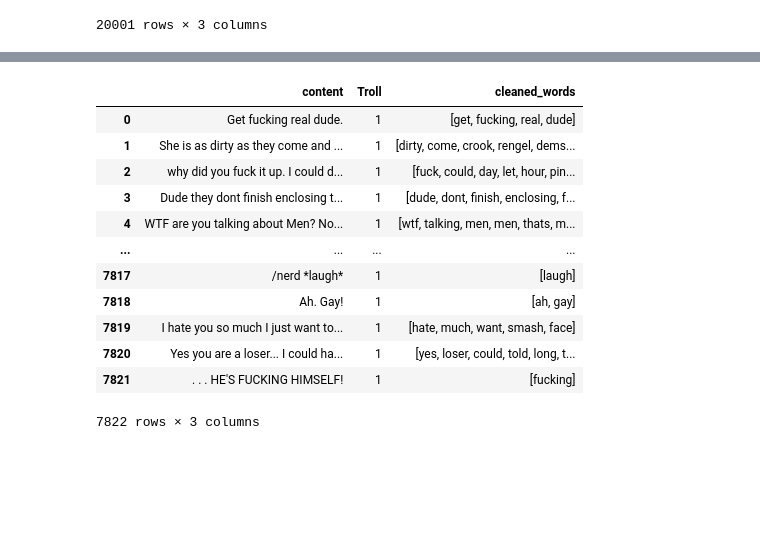
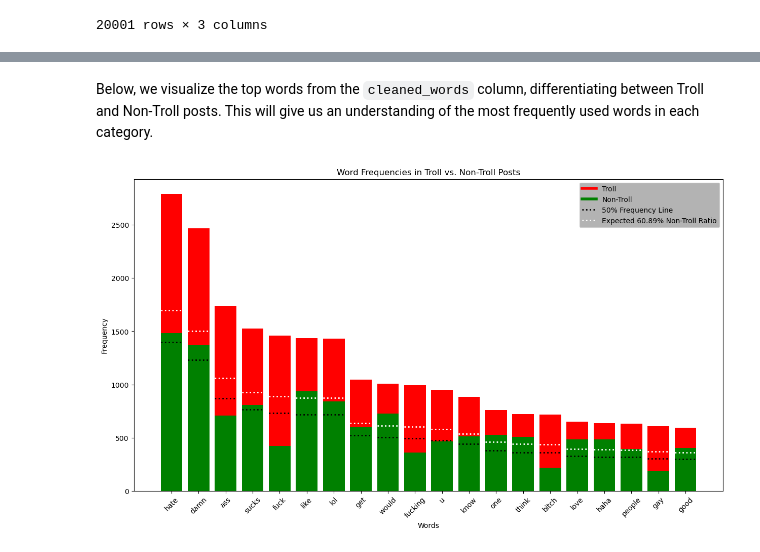
Before and after one commit to CSergiy/Troll-Detection, a Jupyter notebook: Notebooks/Troll Detection.ipynb, the cells around one changed output, grey strips where cells are left out. Cells and saved outputs as stored; diff of their text form; code cells hidden in the pictures; blank space fills up the shorter version.

```diff
--- a/Notebooks/Troll Detection.ipynb
+++ b/Notebooks/Troll Detection.ipynb
@@ -218,16 +173,63 @@ u: 487
-# %%
-troll_df
-# %% [output]
-|  | content | Troll | cleaned_words |
-| 0 | Get fucking real dude. | 1 | [get, fucking, real, dude] |
-| 1 | She is as dirty as they come and ... | 1 | [dirty, come, crook, rengel, dems... |
-| 2 | why did you fuck it up. I could d... | 1 | [fuck, could, day, let, hour, pin... |
-| 3 | Dude they dont finish enclosing t... | 1 | [dude, dont, finish, enclosing, f... |
-| 4 | WTF are you talking about Men? No... | 1 | [wtf, talking, men, men, thats, m... |
-| ... | ... | ... | ... |
-| 7817 | /nerd *laugh* | 1 | [laugh] |
-| 7818 | Ah. Gay! | 1 | [ah, gay] |
-| 7819 | I hate you so much I just want to... | 1 | [hate, much, want, smash, face] |
-| 7820 | Yes you are a loser... I could ha... | 1 | [yes, loser, could, told, long, t... |
-| 7821 | . . . HE'S FUCKING HIMSELF! | 1 | [fucking] |
-7822 rows × 3 columns
+# %%
+troll_df = df[df['Troll'] == 1]
+non_troll_df = df[df['Troll'] == 0]
+# %%
+# Get word frequencies for both dataframes
+troll_words = [word for words_list in troll_df['cleaned_words'] for word in words_list]
+troll_word_freq = Counter(troll_words)
+
+non_troll_words = [word for words_list in non_troll_df['cleaned_words'] for word in words_list]
+non_troll_word_freq = Counter(non_troll_words)
+# %%
+# Get top N words based on combined frequency
+N = 20
+
+combined_freq = troll_word_freq + non_troll_word_freq
+top_words = [word for word, freq in combined_freq.most_common(N)]
+
+# Prepare data for plotting
+troll_counts = [troll_word_freq[word] for word in top_words]
+non_troll_counts = [non_troll_word_freq[word] for word in top_words]
+# %% [markdown]
+Below, we visualize the top words from the `cleaned_words` column, differentiating between Troll and Non-Troll posts. This will give us an understanding of the most frequently used words in each category.
+# %%
+plt.figure(figsize=(15, 8))
+
+# Create the bar objects
+bars1 = plt.bar(top_words, troll_counts, label='Troll', color='red', bottom=non_troll_counts)
+bars2 = plt.bar(top_words, non_troll_counts, label='Non-Troll', color='green')
+
+# Calculate the expected ratio based on the total number of non-troll posts
+expected_non_troll_ratio = 12179 / 20001
+
+# Add the 50% line and the expected ratio line to each stacked bar
+for bar1, bar2 in zip(bars1, bars2):
+    total_height = bar1.get_height() + bar2.get_height()
+
+    # 50% line
+    half = total_height / 2
+    plt.hlines(bar2.get_y() + half, bar1.get_x(), bar1.get_x() + bar1.get_width(), colors='black', linestyles='dotted', lw=2)
+
+    # Expected ratio line
+    expected_height = total_height * expected_non_troll_ratio
+    plt.hlines(bar2.get_y() + expected_height, bar1.get_x(), bar1.get_x() + bar1.get_width(), colors='white', linestyles='dotted', lw=2)
+
+plt.xlabel('Words')
+plt.ylabel('Frequency')
+plt.title('Word Frequencies in Troll vs. Non-Troll Posts')
+plt.xticks(rotation=45)
+
+# Custom legend entries
+legend_elements = [Line2D([0], [0], color='red', lw=4, label='Troll'),
+                   Line2D([0], [0], color='green', lw=4, label='Non-Troll'),
+                   Line2D([0], [0], color='black', linestyle='dotted', lw=2, label='50% Frequency Line'),
+                   Line2D([0], [0], color='white', linestyle='dotted', lw=2, label=f'Expected {expected_non_troll_ratio:.2%} Non-Troll Ratio')]
+
+legend = plt.legend(handles=legend_elements, loc='upper right')
+
+# Set the background color for the legend to a darker grey
+legend.get_frame().set_facecolor('#a0a0a0')
+
+plt.show()
+# %% [output]
+[figure, added]
```
Also changed, not shown: parts of 13 cells of this notebook.
